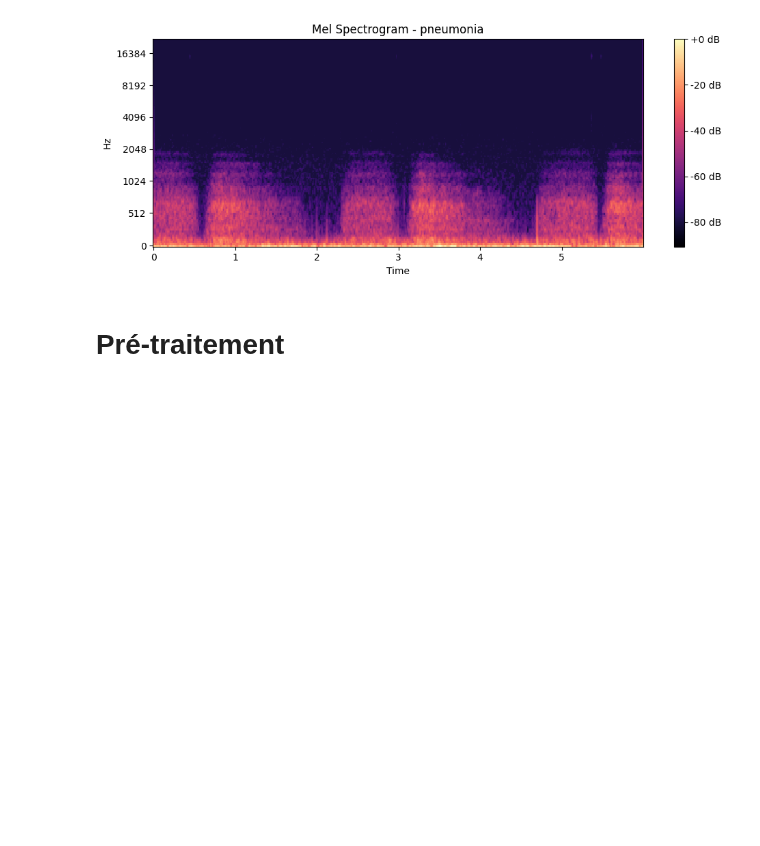
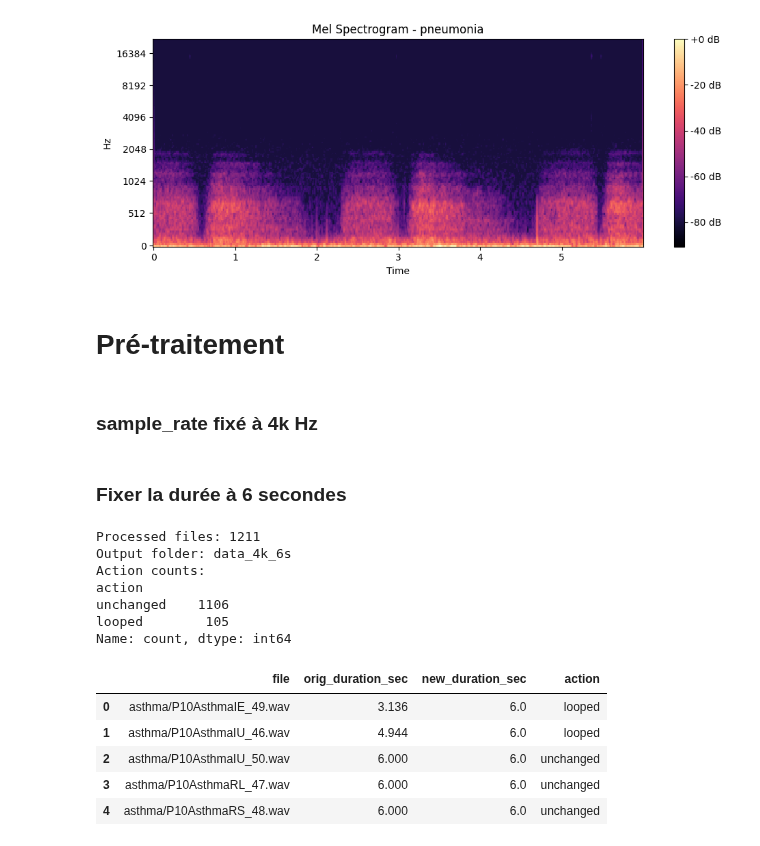
Before and after one commit to YRR0/Hackathon_Equipe32_Tessan, a Jupyter notebook: start.ipynb, the cells around one changed output. Drawn from its saved outputs; the diff is of its cells as text; code cells hidden in the pictures; blank space fills up the shorter version.

```diff
--- a/start.ipynb
+++ b/start.ipynb
@@ -230,6 +268,8 @@ if loaded_specs:
 [figure]
 # %% [markdown]
 # Pré-traitement
+# %% [markdown]
+### sample_rate fixé à 4k Hz
 # %%
 import librosa
 import soundfile as sf
@@ -252,3 +292,80 @@ for file in os.listdir("data"):
                 y_resampled = librosa.resample(y, orig_sr=sr, target_sr=target_sr)
 
                 sf.write(os.path.join(output_dir, wav_name), y_resampled, target_sr)
+# %% [markdown]
+### Fixer la durée à 6 secondes
+# %%
+from pathlib import Path
+import numpy as np
+import librosa
+import soundfile as sf
+import pandas as pd
+
+# Input: raw files
+input_root = Path("data")
+# Single output folder for processed files
+output_root = Path("data_4k")
+output_root.mkdir(parents=True, exist_ok=True)
+
+target_sr = 4000
+target_duration_sec = 6
+target_samples = target_sr * target_duration_sec
+
+rows = []
+
+for src_wav in input_root.rglob("*.wav"):
+    rel_path = src_wav.relative_to(input_root)
+    dst_wav = output_root / rel_path
+    dst_wav.parent.mkdir(parents=True, exist_ok=True)
+
+    # Force load at 4 kHz for consistency
+    y, sr = librosa.load(str(src_wav), sr=target_sr, mono=True)
+    original_samples = len(y)
+
+    if original_samples == 0:
+        y_fixed = np.zeros(target_samples, dtype=np.float32)
+        action = "silence_fill"
+    elif original_samples < target_samples:
+        repeats = int(np.ceil(target_samples / original_samples))
+        y_fixed = np.tile(y, repeats)[:target_samples]
+        action = "looped"
+    elif original_samples > target_samples:
+        y_fixed = y[:target_samples]
+        action = "trimmed"
+    else:
+        y_fixed = y
+        action = "unchanged"
+
+    sf.write(str(dst_wav), y_fixed, target_sr)
+
+    rows.append(
+        {
+            "file": str(rel_path).replace("\\", "/"),
+            "orig_duration_sec": round(original_samples / target_sr, 4),
+            "new_duration_sec": round(len(y_fixed) / target_sr, 4),
+            "action": action,
+        }
+    )
+
+fix_duration_df = pd.DataFrame(rows)
+
+print(f"Processed files: {len(fix_duration_df)}")
+print("Output folder:", output_root)
+print("Action counts:")
+print(fix_duration_df["action"].value_counts())
+
+fix_duration_df.head()
+# %% [output]
+Processed files: 1211
+Output folder: data_4k_6s
+Action counts:
+action
+unchanged    1106
+looped        105
+Name: count, dtype: int64
+|  | file | orig_duration_sec | new_duration_sec | action |
+| 0 | asthma/P10AsthmaIE_49.wav | 3.136 | 6.0 | looped |
+| 1 | asthma/P10AsthmaIU_46.wav | 4.944 | 6.0 | looped |
+| 2 | asthma/P10AsthmaIU_50.wav | 6.000 | 6.0 | unchanged |
+| 3 | asthma/P10AsthmaRL_47.wav | 6.000 | 6.0 | unchanged |
+| 4 | asthma/P10AsthmaRS_48.wav | 6.000 | 6.0 | unchanged |
```
Also changed, not shown: parts of 4 cells of this notebook.
